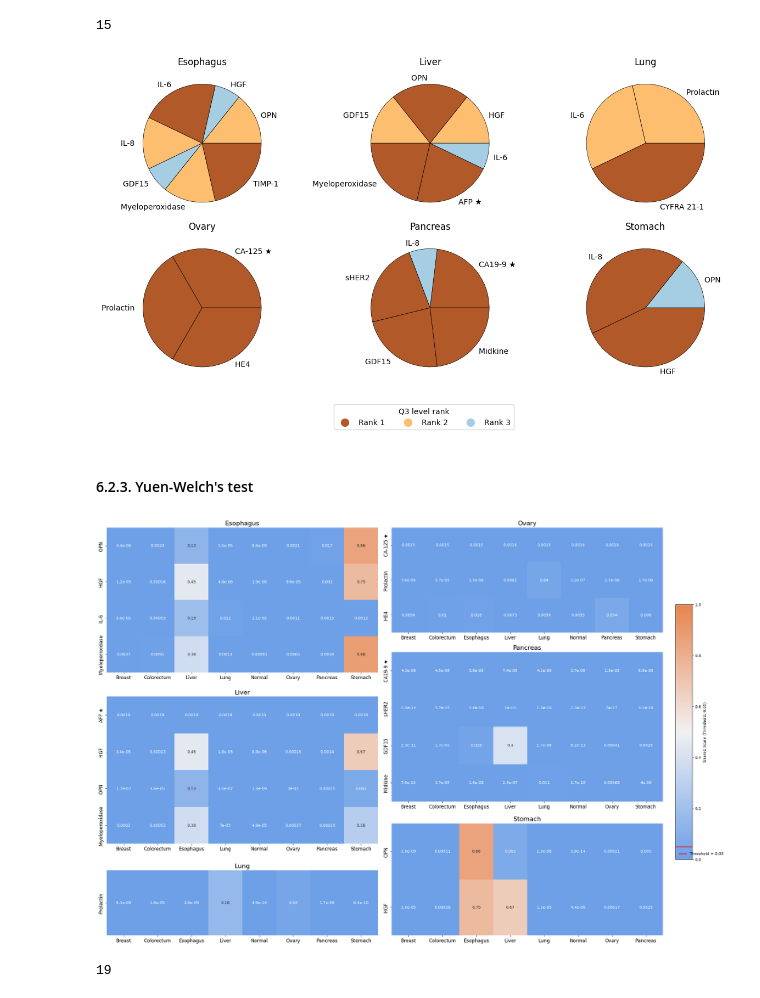
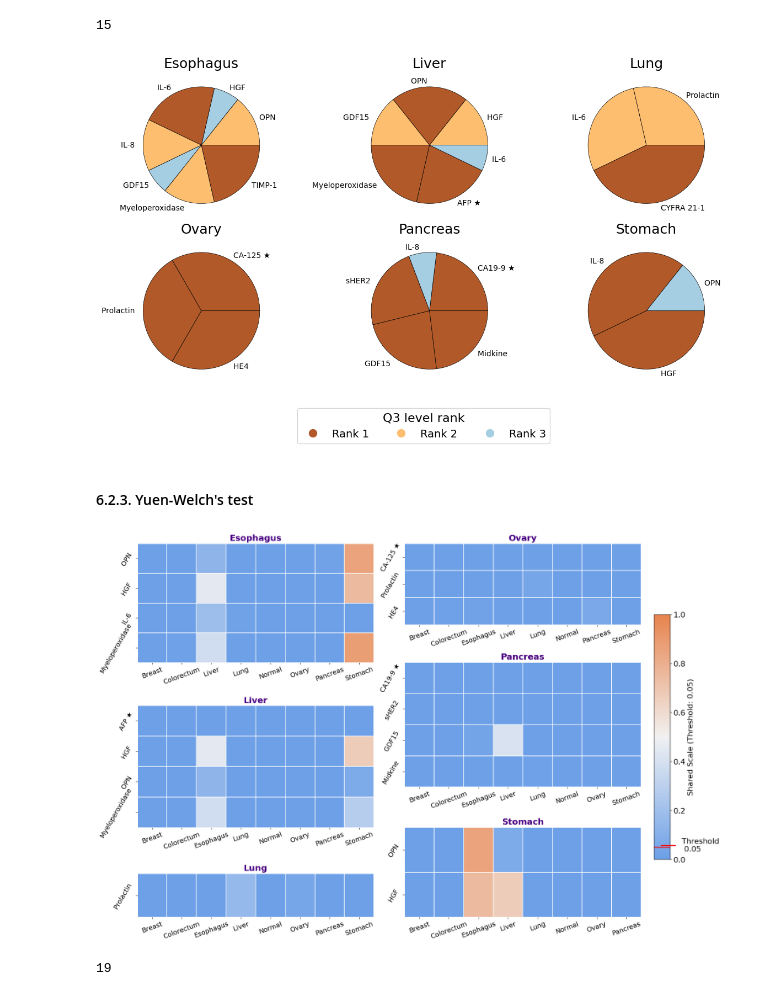
Before and after one commit to subhajitbn/Cancer-Biomarkers-from-Clinical-Data, a Jupyter notebook: tutorial-full.ipynb, the cells around one changed output. Saved outputs shown, nothing was run; the diff lists cells and outputs as text; code cells hidden in the pictures.

Commit message:
Readability improvement of figures - ongoing

```diff
--- a/tutorial-full.ipynb
+++ b/tutorial-full.ipynb
@@ -1062,10 +1062,14 @@ cv_boxplot_df = pd.DataFrame(data_rows, columns=columns).replace('sHER2/sEGFR2/s
 
 biomarkers_0_to_200000_range = ['Prolactin ', 'OPN ', 'Myeloperoxidase ', 'NSE ', 'TIMP-1 ']
 biomarkers_0_to_10000_range = ['CYFRA 21-1 ', 'HE4 ', 'sEGFR ', 'HGF ', 'GDF15 ', 'sFas ', 'sHER2 ', 'Midkine ']
+biomarkers_TGFa = ['TGFa ']
+biomarkers_0_to_200_range = ['IL-8 ', 'IL-6 ']
 biomarkers_AFP = ['AFP ★']
-biomarker_sets_together = biomarkers_0_to_200000_range + biomarkers_0_to_10000_range + biomarkers_AFP
+biomarker_sets_together = biomarkers_0_to_200000_range + biomarkers_0_to_10000_range + biomarkers_TGFa + biomarkers_0_to_200_range + biomarkers_AFP
 cv_boxplot_df_1 = cv_boxplot_df[cv_boxplot_df['Biomarker'].isin(biomarkers_0_to_200000_range)]
 cv_boxplot_df_2 = cv_boxplot_df[cv_boxplot_df['Biomarker'].isin(biomarkers_0_to_10000_range)]
+cv_boxplot_df_TGFa = cv_boxplot_df[cv_boxplot_df['Biomarker'].isin(biomarkers_TGFa)]
+cv_boxplot_df_added = cv_boxplot_df[cv_boxplot_df['Biomarker'].isin(biomarkers_0_to_200_range)]
 cv_boxplot_df_3 = cv_boxplot_df[~cv_boxplot_df['Biomarker'].isin(biomarker_sets_together)]
 cv_boxplot_df_4 = cv_boxplot_df[cv_boxplot_df['Biomarker'].isin(biomarkers_AFP)]
 # %%
@@ -1230,7 +1309,7 @@ for i, tumor_type in enumerate(tumor_types):
 
     # Plot the pie chart
     ax.pie(weights, labels=tumor_type_filtered_df.Biomarker, colors=pie_colors, wedgeprops={'edgecolor': 'black', 'linewidth': 0.5})
-    ax.set_title(tumor_type)
+    ax.set_title(tumor_type, fontsize=18)
 
 # Create a shared legend for unique Weight values
 legend_elements = [
@@ -1244,6 +1323,8 @@ legend_elements = [
 fig.legend(
     handles=legend_elements,
     title="Q3 level rank",
+    title_fontsize=16,
+    fontsize=14,
     loc='upper center',
     bbox_to_anchor=(0.5, -0.05),
     ncol=3
@@ -1254,7 +1335,7 @@ fig.legend(
 fig.savefig("FIG4.pDF", dpi=600, bbox_inches='tight', format='pdf')
 plt.show()
 # %% [output]
-[figure, old version]
+[figure, new version]
 # %% [markdown]
 #### 6.2.3. Yuen-Welch's test
 # %%
@@ -1279,7 +1360,7 @@ threshold = 0.05
 cmap = sns.diverging_palette(250, 30, l=65, as_cmap=True)  # Custom continuous colormap
 
 # Create figure with flexible layout
-fig = plt.figure(figsize=(20, 15), constrained_layout=True)
+fig = plt.figure(figsize=(16, 12), constrained_layout=True)
 gs = GridSpec(10, 2, figure=fig)
 
 # Define subplots
@@ -1290,42 +1371,45 @@ ax4 = fig.add_subplot(gs[:3, 1])  # Second col, first subplot
 ax5 = fig.add_subplot(gs[3:7, 1])  # Second col, second subplot
 ax6 = fig.add_subplot(gs[7:, 1])  # Second col, third subplot
 
 axs = [ax1, ax2, ax3, ax4, ax5, ax6]
 
 # Plot heatmaps
 for ax, df in zip(axs, heatmap_shared_natures):
     df.rename(index={'AFP ':'AFP ★', 'CA19-9 ':'CA19-9 ★', 'CA-125 ':'CA-125 ★', 'sHER2/sEGFR2/sErbB2 ': 'sHER2 '}, inplace=True)
     sns.heatmap(
         df,
-        annot=True,
+        # annot=True, # For including actual p-values in each cell
+        annot=False, # For not having actual p-values in each cell
         ax=ax,
         vmin=vmin,
         vmax=vmax,
         cmap=cmap,
+        linewidths=0.1,
         cbar=False  # Disable individual colorbars
     )
-    ax.set_title(df.name, fontsize=16)
-    ax.tick_params(axis='both', labelsize=12)
+    ax.set_title(df.name, fontsize=18, fontdict={'fontweight':'heavy', 'color':'indigo'})
+    ax.tick_params(axis='x', labelsize=14, labelrotation=20)
+    ax.tick_params(axis='y', labelsize=14, labelrotation=60)
 
 # Add shared colorbar
 cbar_ax = fig.add_axes([1.02, 0.2, 0.03, 0.6])  # [left, bottom, width, height]
 sm = plt.cm.ScalarMappable(cmap=cmap, norm=plt.Normalize(vmin=vmin, vmax=vmax))
 cbar = fig.colorbar(sm, cax=cbar_ax)
 
 # Customize the colorbar to mark the threshold
-cbar.set_label("Shared Scale (Threshold: 0.05)", fontsize=10)
-cbar.ax.tick_params(labelsize=10)
+cbar.set_label("Shared Scale (Threshold: 0.05)", fontsize=16)
+cbar.ax.tick_params(labelsize=16)
 
 # Annotate the color legend to emphasize regions below/above the threshold
-cbar.ax.hlines(y=threshold, xmin=0, xmax=1, colors="red", lw=2, label=f"Threshold = {threshold}")
-cbar.ax.legend(loc="lower left", frameon=False, fontsize=10)
+cbar.ax.hlines(y=threshold, xmin=0, xmax=1, colors="red", lw=2, label=f"Threshold \n {threshold}")
+cbar.ax.legend(loc="lower left", frameon=False, fontsize=16)
 
 # fig.suptitle("Shared nature of biomarkers indicated by p-values (threshold = 0.05)\n", fontsize=20)
 
-fig.savefig("FIG5.pDF", dpi=300, bbox_inches='tight', format='pdf')
+fig.savefig("FIG5.pDF", dpi=600, bbox_inches='tight', format='pdf')
 plt.show()
 # %% [output]
-[figure, old version]
+[figure, new version]
 # %%
 len(rf_important_biomarkers)
 # %% [output]
```
Also changed, not shown: parts of 2 cells of this notebook, 3 other files.
